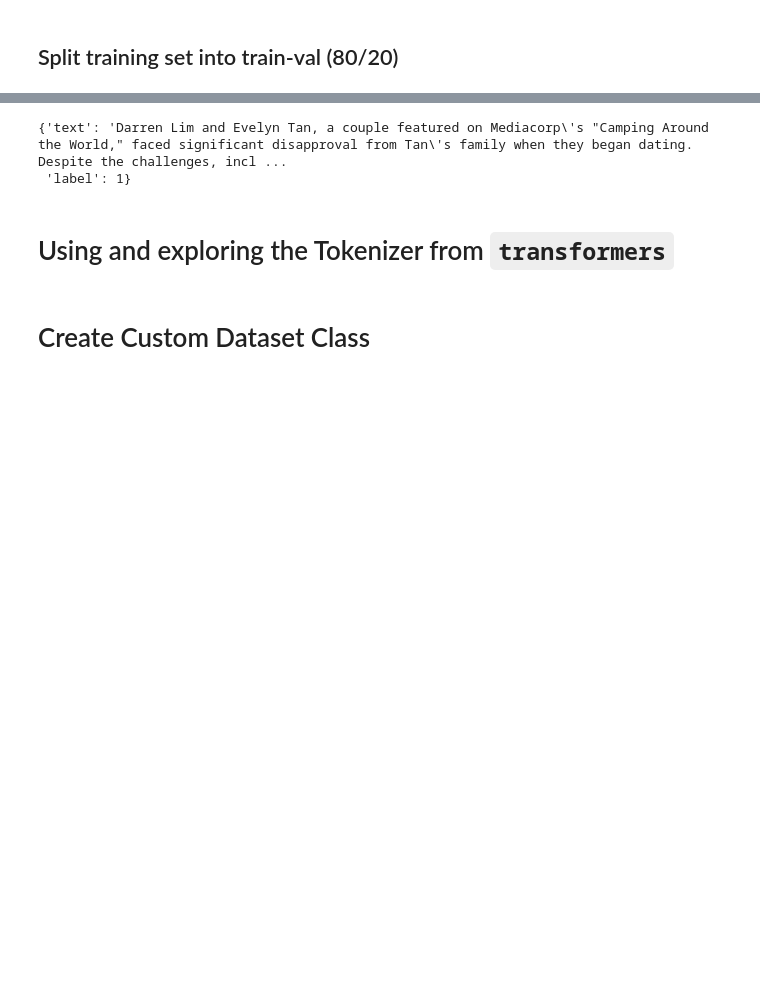
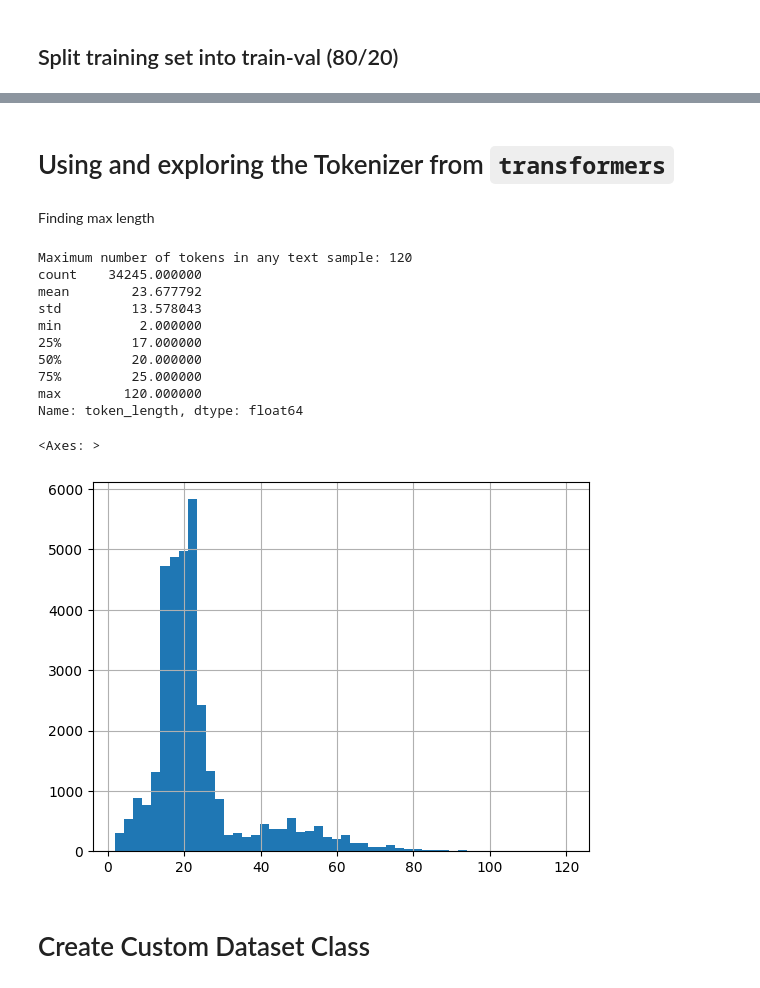
Before and after one commit to ashhssn/InfauxCheck, a Jupyter notebook: notebooks/bert-classifier.ipynb, the cells around one changed output, grey strips where cells are left out. Saved outputs shown, nothing was run; the diff lists cells and outputs as text; code cells hidden in the pictures; blank space fills up the shorter version.

```diff
--- a/notebooks/bert-classifier.ipynb
+++ b/notebooks/bert-classifier.ipynb
@@ -41,0 +37,11 @@ df_fake.head()
+# %%
+def remove_invalid(text):
+    if len(text) < 10:
+        return 1
+    else:
+        return 0
+
+df_fake['to_remove'] = df_fake['fake_news'].apply(remove_invalid)
+df_fake = df_fake.loc[df_fake['to_remove'] == 0, :]
+df_fake.drop(axis=1, columns=['to_remove'], inplace=True)
+df_fake.info()
@@ -42,6 +58,4 @@ df_fake.head()
 # %%
 df_fake = df_fake.rename(columns={'fake_news': 'text'})
-df_real = df_true.rename(columns={'summary': 'text'})
-df = pd.concat([df_fake, df_real], ignore_index=True)
-df = df.sample(frac=1).reset_index(drop=True)
-df.head()
+df_true = df_true.rename(columns={'article_short': 'text'})
+df = pd.concat([df_fake, df_true], ignore_index=True)
@@ -55,3 +155,5 @@ df.head()
+# %%
+df.dropna(axis=0, inplace=True)
 # %%
 df.info()
 # %% [output]
@@ -92,8 +191,3 @@ train[0]
-# %%
-validation[20]
-# %% [output]
-{'text': 'Darren Lim and Evelyn Tan, a couple featured on Mediacorp\'s "Camping Around the World," faced significant disapproval from Tan\'s family when they began dating. Despite the challenges, incl ...
- 'label': 1}
 # %% [markdown]
 # Using and exploring the Tokenizer from `transformers`
 # %%
@@ -101,4 +195,38 @@ from transformers import BertTokenizer
 from torch.utils.data import TensorDataset
 # %%
 tokenizer = BertTokenizer.from_pretrained('bert-base-uncased', do_lower_case=True)
+# %% [markdown]
+Finding max length
+# %%
+# Suppose your dataframe has a column "text"
+def count_tokens(text):
+    # Tokenize the text and return the length
+    tokens = tokenizer.tokenize(text)
+    return len(tokens)
+
+# Apply the function to each row in the 'text' column
+df['token_length'] = df['text'].apply(count_tokens)
+
+# Now you can inspect the distribution of token lengths
+max_length = df['token_length'].max()
+print("Maximum number of tokens in any text sample:", max_length)
+
+# You might also look at basic statistics
+print(df['token_length'].describe())  # to see mean, std, percentile, etc.
+
+# Optionally, plot a histogram to visualize the distribution
+df['token_length'].hist(bins=50)
+# %% [output]
+Maximum number of tokens in any text sample: 120
+count    34245.000000
+mean        23.677792
+std         13.578043
+min          2.000000
+25%         17.000000
+50%         20.000000
+75%         25.000000
+max        120.000000
+Name: token_length, dtype: float64
+<Axes: >
+[figure, added]
 # %%
```
Also changed, not shown: parts of 54 cells of this notebook.
